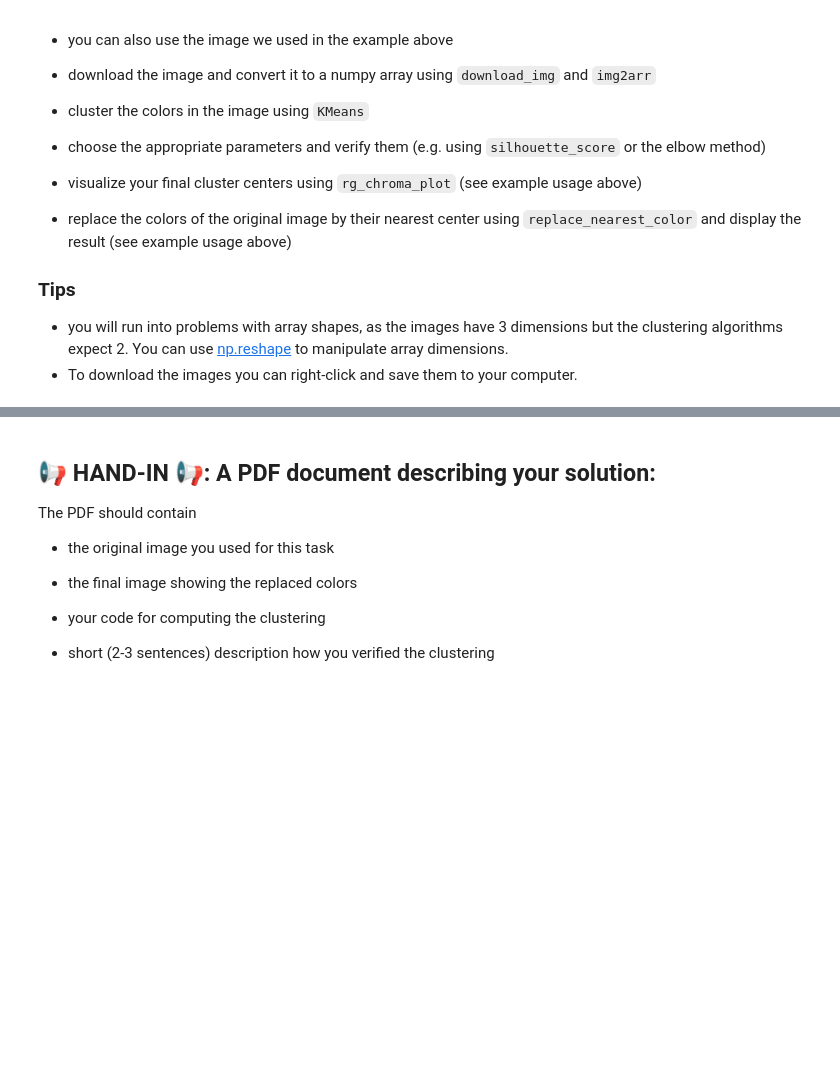
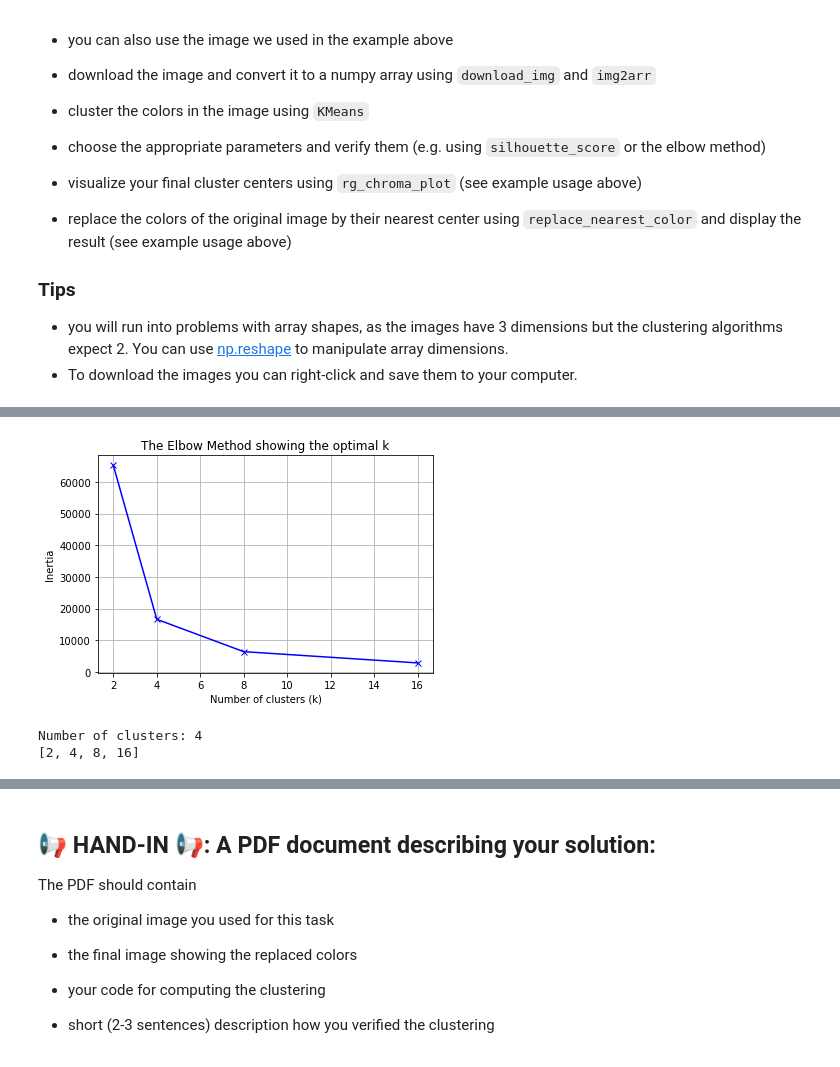
Before and after one commit to ArmandoShala/mldm_hs22, a Jupyter notebook: labs/L02_Clustering_LAB_ASSIGNMENT.ipynb, the cells around one changed output, grey strips where cells are left out. Drawn from its saved outputs; the diff is of its cells as text; code cells hidden in the pictures; blank space fills up the shorter version.

```diff
--- a/labs/L02_Clustering_LAB_ASSIGNMENT.ipynb
+++ b/labs/L02_Clustering_LAB_ASSIGNMENT.ipynb
@@ -339,0 +373,7 @@ display(arr2img(replaced))
+# %%
+# Reshaped Array to 2D to be able to use KMeans algorithm
+image_wikipedia_arr_reshaped = image_wikipedia_arr.reshape(-1, 3) # With the Rows set to -1 the function will infer the correct dimension for the rows. We only need to specify the columns
+print(image_wikipedia_arr_reshaped)
+
+print(f"Before: {image_wikipedia_arr.shape}")
+print(f"After:  {image_wikipedia_arr_reshaped.shape}")
@@ -339,0 +390,28 @@ display(arr2img(replaced))
+# %%
+# inertias: Sum of squared distances of samples to their closest cluster center.
+inertias = []
+
+# fill iterations from 2 to 256 by power of 2
+# maxRange = 9
+
+# For dev purposes we use a smaller range
+maxRange = 5
+iterations = [2**i for i in range(1,maxRange)]
+
+for i in iterations:
+  k_means = KMeans(n_clusters=i, random_state=0).fit(image_wikipedia_arr_reshaped)
+  inertias.append(k_means.inertia_)
+
+plt.plot(iterations, inertias, 'bx-')
+plt.xlabel('Number of clusters (k)')
+plt.ylabel('Inertia')
+plt.title('The Elbow Method showing the optimal k')
+plt.grid()
+plt.show()
+print(f"Number of clusters: {len(inertias)}")
+# print all inertias
+print(iterations)
+# %% [output]
+[figure, added]
+Number of clusters: 4
+[2, 4, 8, 16]
```
Also changed, not shown: parts of 4 cells of this notebook.
